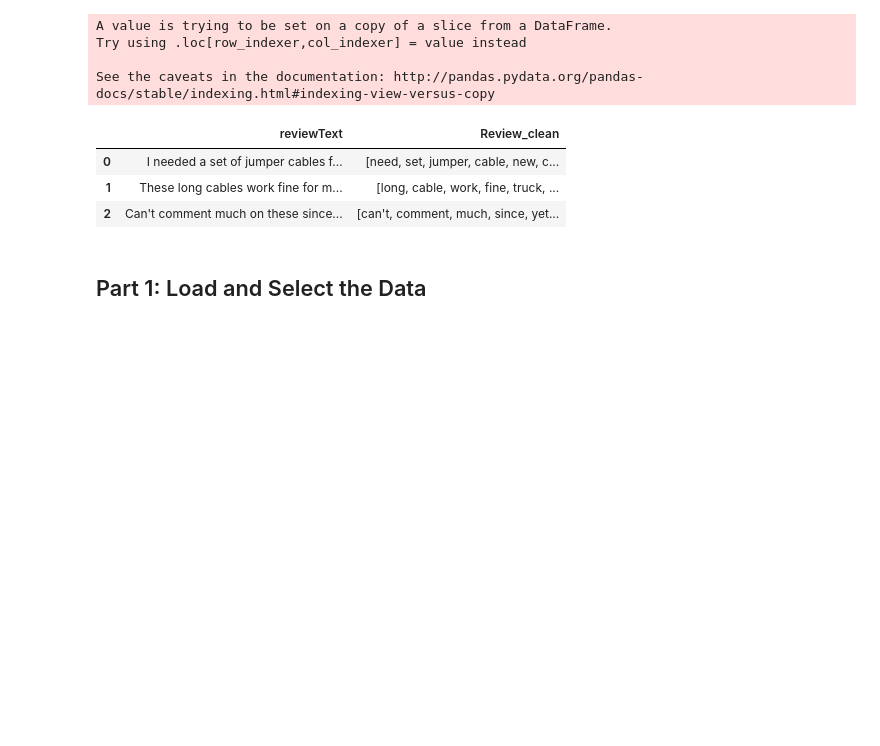
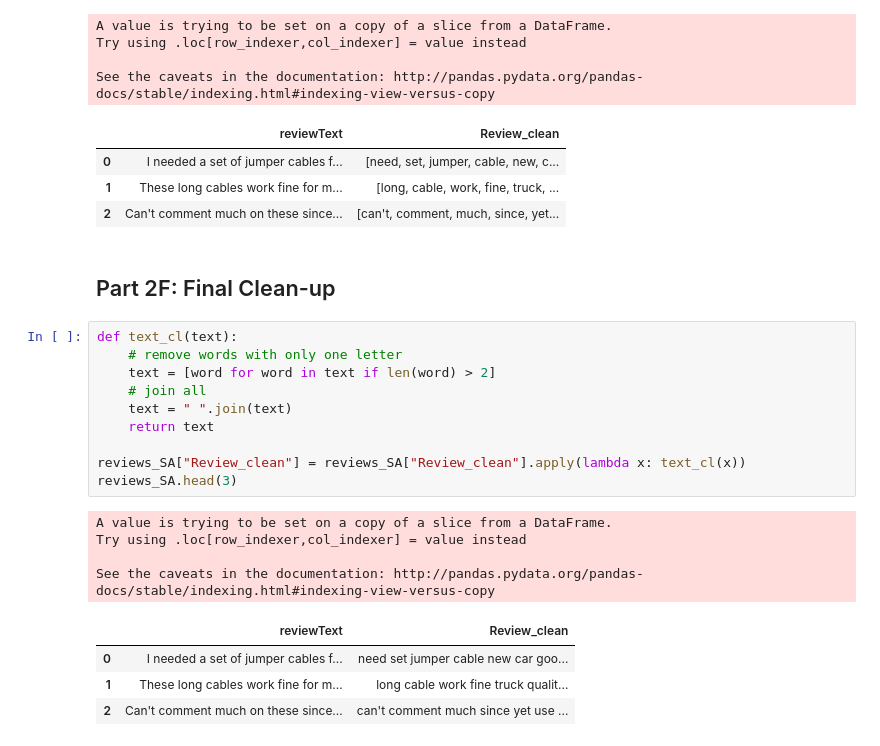
Before and after one commit to amirap/Machine-Learning, a Jupyter notebook: 11 ML_NLPTopicModeling_AmazonAutomative.ipynb, the cells around one changed output. Cells and saved outputs as stored; diff of their text form; blank space fills up the shorter version.

```diff
--- a/11 ML_NLPTopicModeling_AmazonAutomative.ipynb
+++ b/11 ML_NLPTopicModeling_AmazonAutomative.ipynb
@@ -166,5 +166,24 @@ See the caveats in the documentation: http://pandas.pydata.org/pandas-docs/stabl
 | 0 | I needed a set of jumper cables f... | [need, set, jumper, cable, new, c... |
 | 1 | These long cables work fine for m... | [long, cable, work, fine, truck, ... |
 | 2 | Can't comment much on these since... | [can't, comment, much, since, yet... |
-# %% [markdown]
-## Part 1: Load and Select the Data
+# %% [markdown]
+## Part 2F: Final Clean-up
+# %%
+def text_cl(text):
+    # remove words with only one letter
+    text = [word for word in text if len(word) > 2]
+    # join all
+    text = " ".join(text)
+    return text
+
+reviews_SA["Review_clean"] = reviews_SA["Review_clean"].apply(lambda x: text_cl(x))
+reviews_SA.head(3)
+# %% [output]
+A value is trying to be set on a copy of a slice from a DataFrame.
+Try using .loc[row_indexer,col_indexer] = value instead
+
+See the caveats in the documentation: http://pandas.pydata.org/pandas-docs/stable/indexing.html#indexing-view-versus-copy
+|  | reviewText | Review_clean |
+| 0 | I needed a set of jumper cables f... | need set jumper cable new car goo... |
+| 1 | These long cables work fine for m... | long cable work fine truck qualit... |
+| 2 | Can't comment much on these since... | can't comment much since yet use ... |
```
Also changed, not shown: parts of 5 cells of this notebook.
